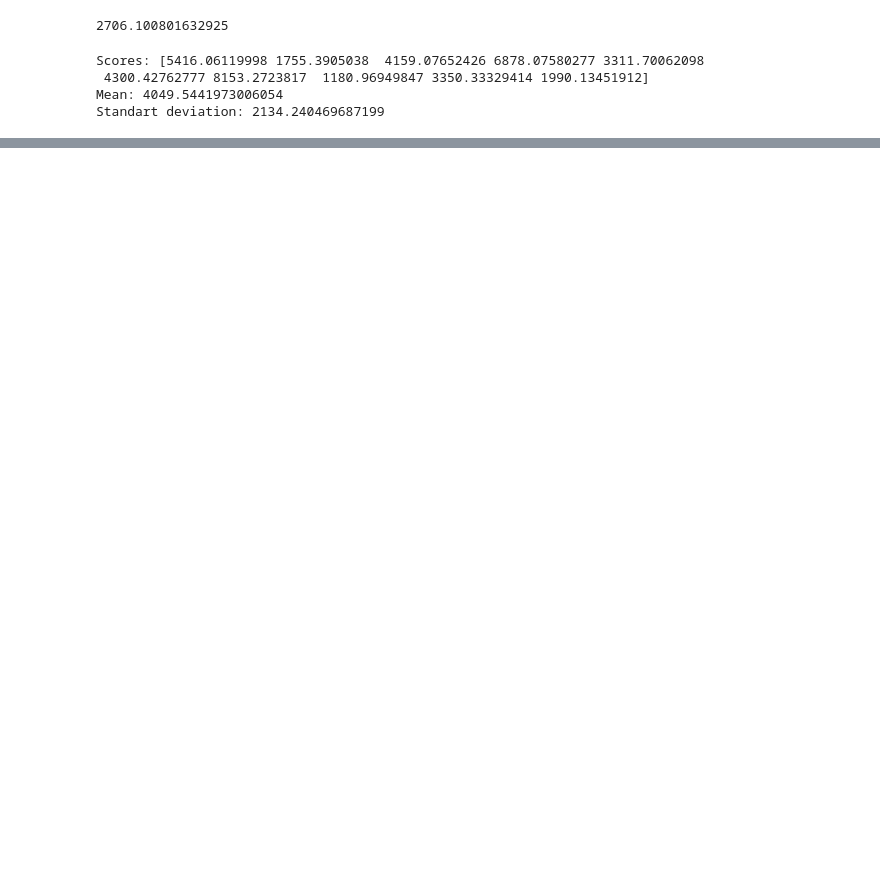
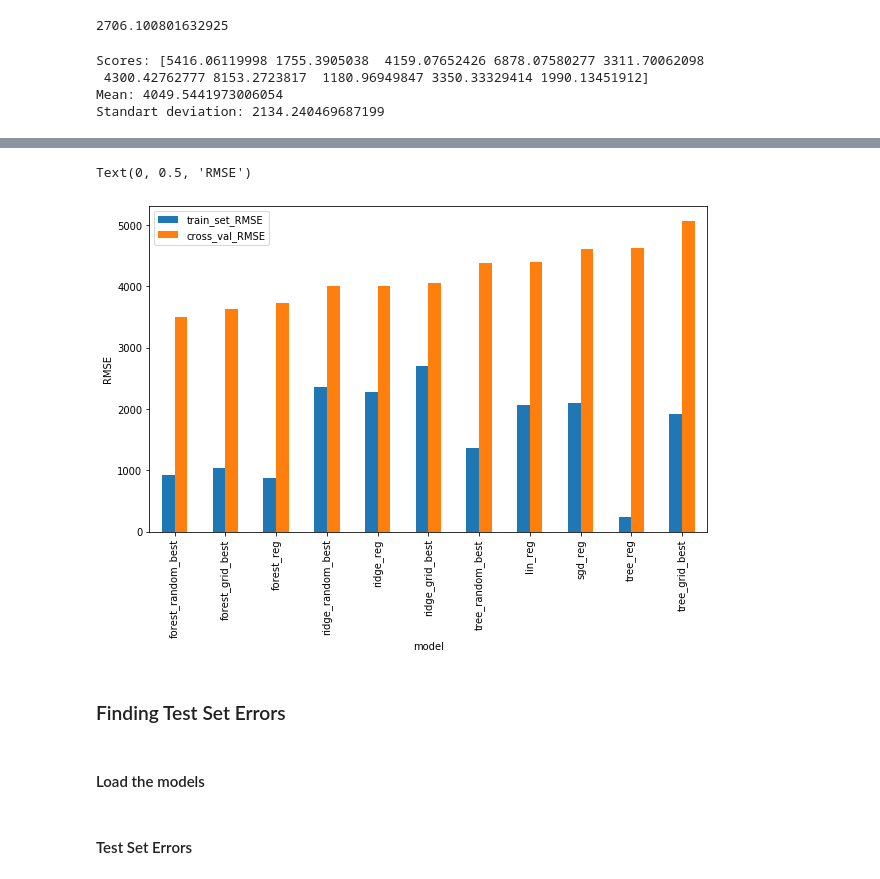
Before and after one commit to guldenturgay/auto-price, a Jupyter notebook: auto-price.ipynb, the cells around one changed output, grey strips where cells are left out. Drawn from its saved outputs; the diff is of its cells as text; code cells hidden in the pictures; blank space fills up the shorter version.

```diff
--- a/auto-price.ipynb
+++ b/auto-price.ipynb
@@ -1078,0 +1068,10 @@ result
+# %%
+ax = result.sort_values('cross_val_RMSE').plot.bar(x='model', rot=90, figsize=(10, 6))
+plt.ylabel('RMSE')
+# %% [output]
+Text(0, 0.5, 'RMSE')
+[figure, added]
+# %% [markdown]
+### Finding Test Set Errors
+# %% [markdown]
+#### Load the models
@@ -1078,0 +1085,2 @@ result
+# %% [markdown]
+#### Test Set Errors
```
Also changed, not shown: parts of 37 cells of this notebook, 6 other files.
